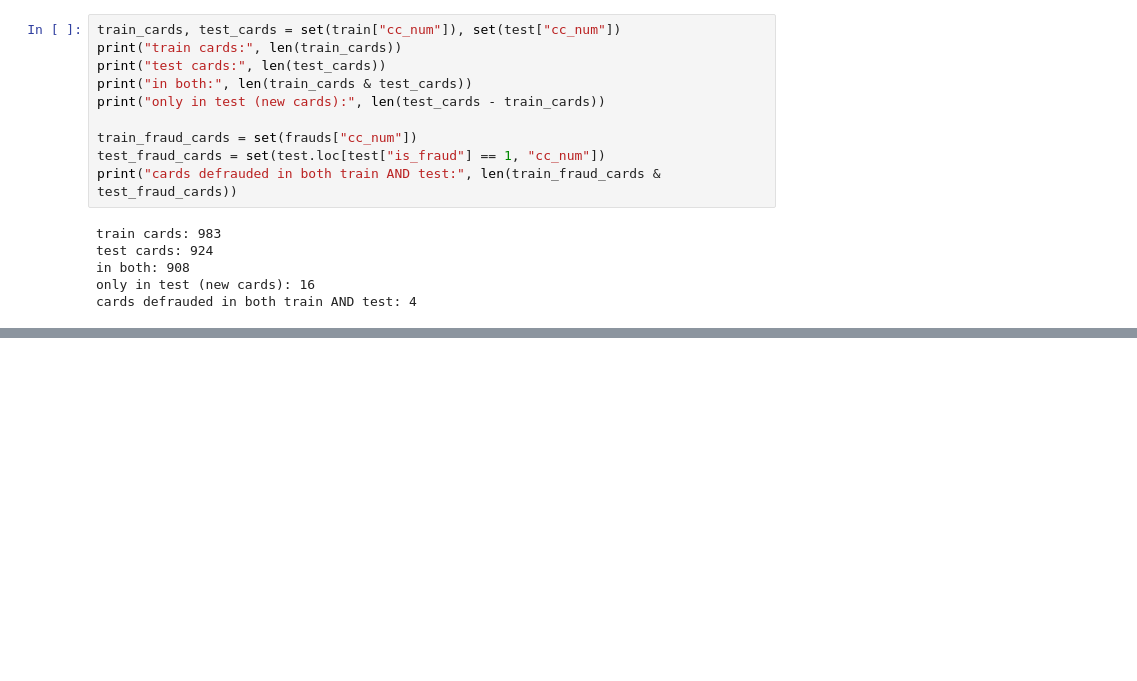
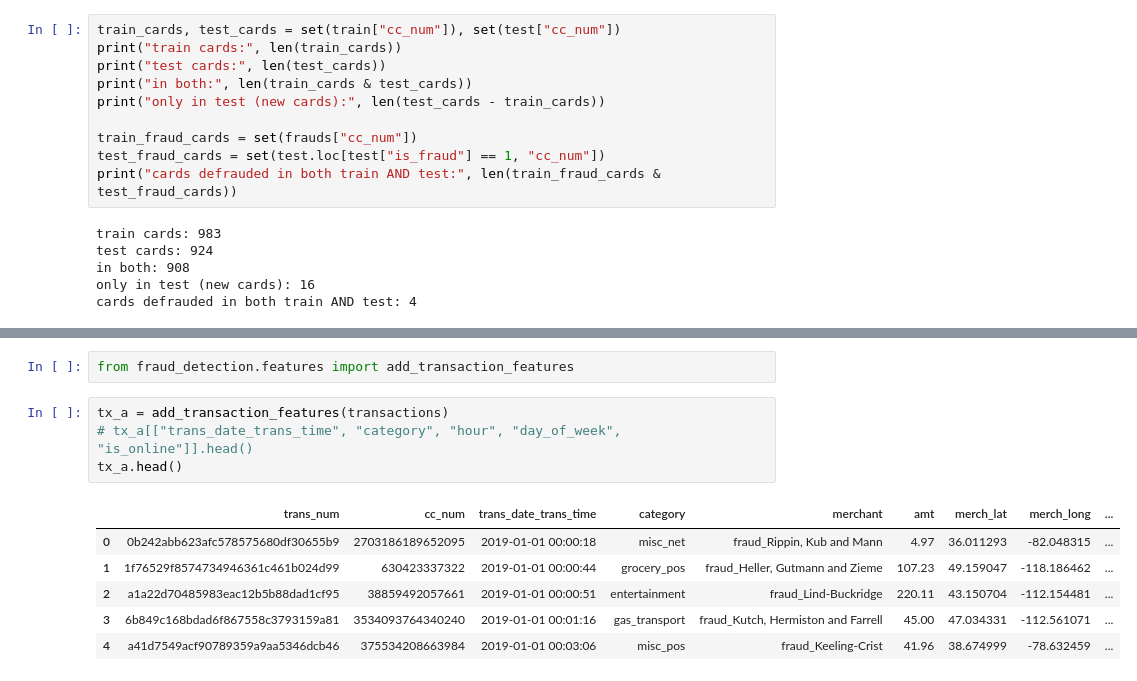
Before and after one commit to chwing/Fraud_transactions_detection, a Jupyter notebook: notebooks/01_data_inspection.ipynb, the cells around one changed output, grey strips where cells are left out. Drawn from its saved outputs; the diff is of its cells as text; blank space fills up the shorter version.

```diff
--- a/notebooks/01_data_inspection.ipynb
+++ b/notebooks/01_data_inspection.ipynb
@@ -326,0 +431,13 @@ cards defrauded in both train AND test: 4
+# %%
+from fraud_detection.features import add_transaction_features
+# %%
+tx_a = add_transaction_features(transactions)
+# tx_a[["trans_date_trans_time", "category", "hour", "day_of_week", "is_online"]].head()
+tx_a.head()
+# %% [output]
+|  | trans_num | cc_num | trans_date_trans_time | category | merchant | amt | merch_lat | merch_long | ... |
+| 0 | 0b242abb623afc578575680df30655b9 | 2703186189652095 | 2019-01-01 00:00:18 | misc_net | fraud_Rippin, Kub and Mann | 4.97 | 36.011293 | -82.048315 | ... |
+| 1 | 1f76529f8574734946361c461b024d99 | 630423337322 | 2019-01-01 00:00:44 | grocery_pos | fraud_Heller, Gutmann and Zieme | 107.23 | 49.159047 | -118.186462 | ... |
+| 2 | a1a22d70485983eac12b5b88dad1cf95 | 38859492057661 | 2019-01-01 00:00:51 | entertainment | fraud_Lind-Buckridge | 220.11 | 43.150704 | -112.154481 | ... |
+| 3 | 6b849c168bdad6f867558c3793159a81 | 3534093764340240 | 2019-01-01 00:01:16 | gas_transport | fraud_Kutch, Hermiston and Farrell | 45.00 | 47.034331 | -112.561071 | ... |
+| 4 | a41d7549acf90789359a9aa5346dcb46 | 375534208663984 | 2019-01-01 00:03:06 | misc_pos | fraud_Keeling-Crist | 41.96 | 38.674999 | -78.632459 | ... |
```
Also changed, not shown: parts of 15 cells of this notebook, 4 other files.
